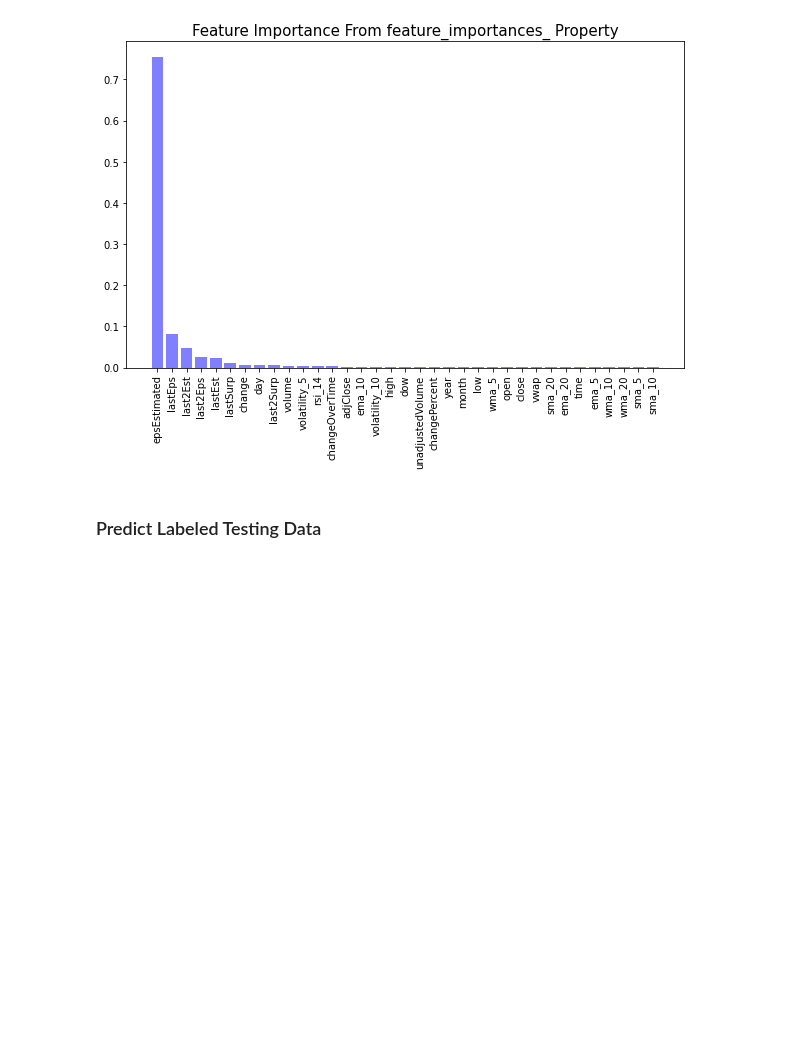
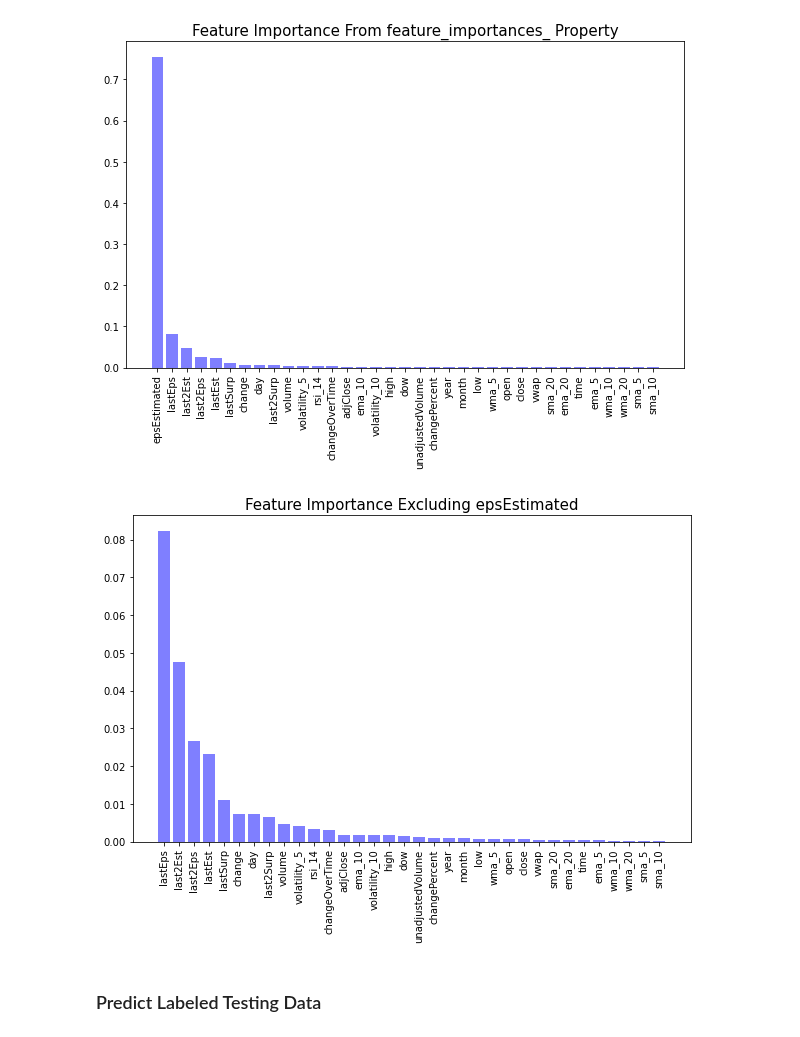
Before and after one commit to brodyu/predicting-earnings-surprises, a Jupyter notebook: predicting-earnings-surprises.ipynb, the cells around one changed output. Cells and saved outputs as stored; diff of their text form; code cells hidden in the pictures; blank space fills up the shorter version.

```diff
--- a/predicting-earnings-surprises.ipynb
+++ b/predicting-earnings-surprises.ipynb
@@ -599,6 +599,14 @@ plt.show()
 # %%
 # Besides first (epsEstimated)
 importances = importances.iloc[1: , :]
+# %%
+plt.figure(figsize=(10,6))
+plt.bar(x=importances['Attribute'], height=importances['Importance'], facecolor='blue', alpha=0.5)
+plt.title('Feature Importance Excluding epsEstimated', size=15)
+plt.xticks(rotation='vertical')
+plt.show()
+# %% [output]
+[figure, added]
 # %% [markdown]
 ### Predict Labeled Testing Data
 # %%
```
Also changed, not shown: parts of 9 cells of this notebook, 2 other files.
